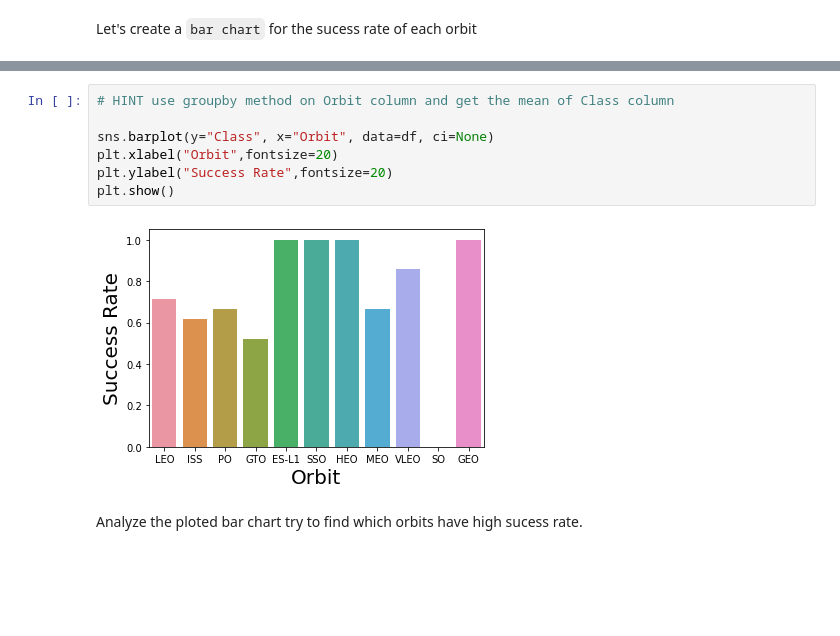
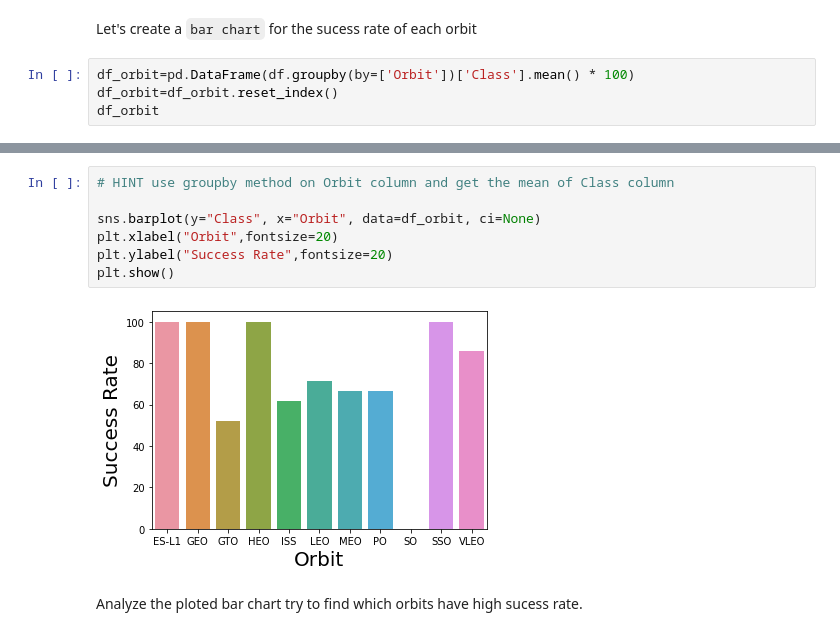
Before and after one commit to mtravaglini/DataScienceCapstone, a Jupyter notebook: jupyter-labs-eda-dataviz.ipynb, the cells around one changed output, grey strips where cells are left out. Drawn from its saved outputs; the diff is of its cells as text; blank space fills up the shorter version.

```diff
--- a/jupyter-labs-eda-dataviz.ipynb
+++ b/jupyter-labs-eda-dataviz.ipynb
@@ -119,3 +129,7 @@ Now if you observe Payload Vs. Launch Site scatter point chart you will find for
 Next, we want to visually check if there are any relationship between success rate and orbit type.
 # %% [markdown]
 Let's create a `bar chart` for the sucess rate of each orbit
+# %%
+df_orbit=pd.DataFrame(df.groupby(by=['Orbit'])['Class'].mean() * 100)
+df_orbit=df_orbit.reset_index()
+df_orbit
@@ -122,12 +149,12 @@ Let's create a `bar chart` for the sucess rate of each orbit
 # %%
 # HINT use groupby method on Orbit column and get the mean of Class column
 
-sns.barplot(y="Class", x="Orbit", data=df, ci=None)
+sns.barplot(y="Class", x="Orbit", data=df_orbit, ci=None)
 plt.xlabel("Orbit",fontsize=20)
 plt.ylabel("Success Rate",fontsize=20)
 plt.show()
 # %% [output]
-[figure, old version]
+[figure, new version]
 # %% [markdown]
 Analyze the ploted bar chart try to find which orbits have high sucess rate.
 # %% [markdown]
```
Also changed, not shown: parts of 4 cells of this notebook, 2 other files.
